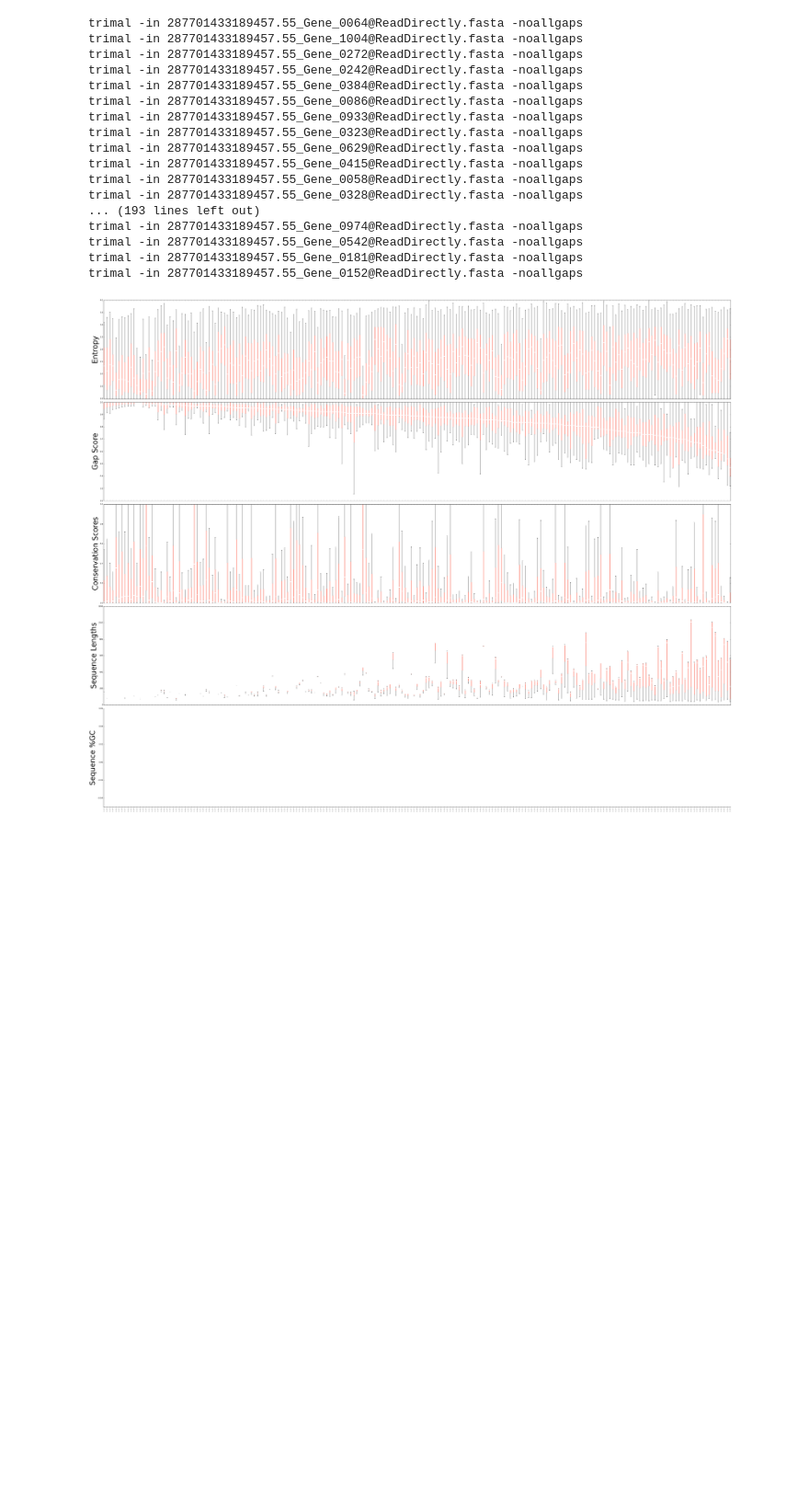
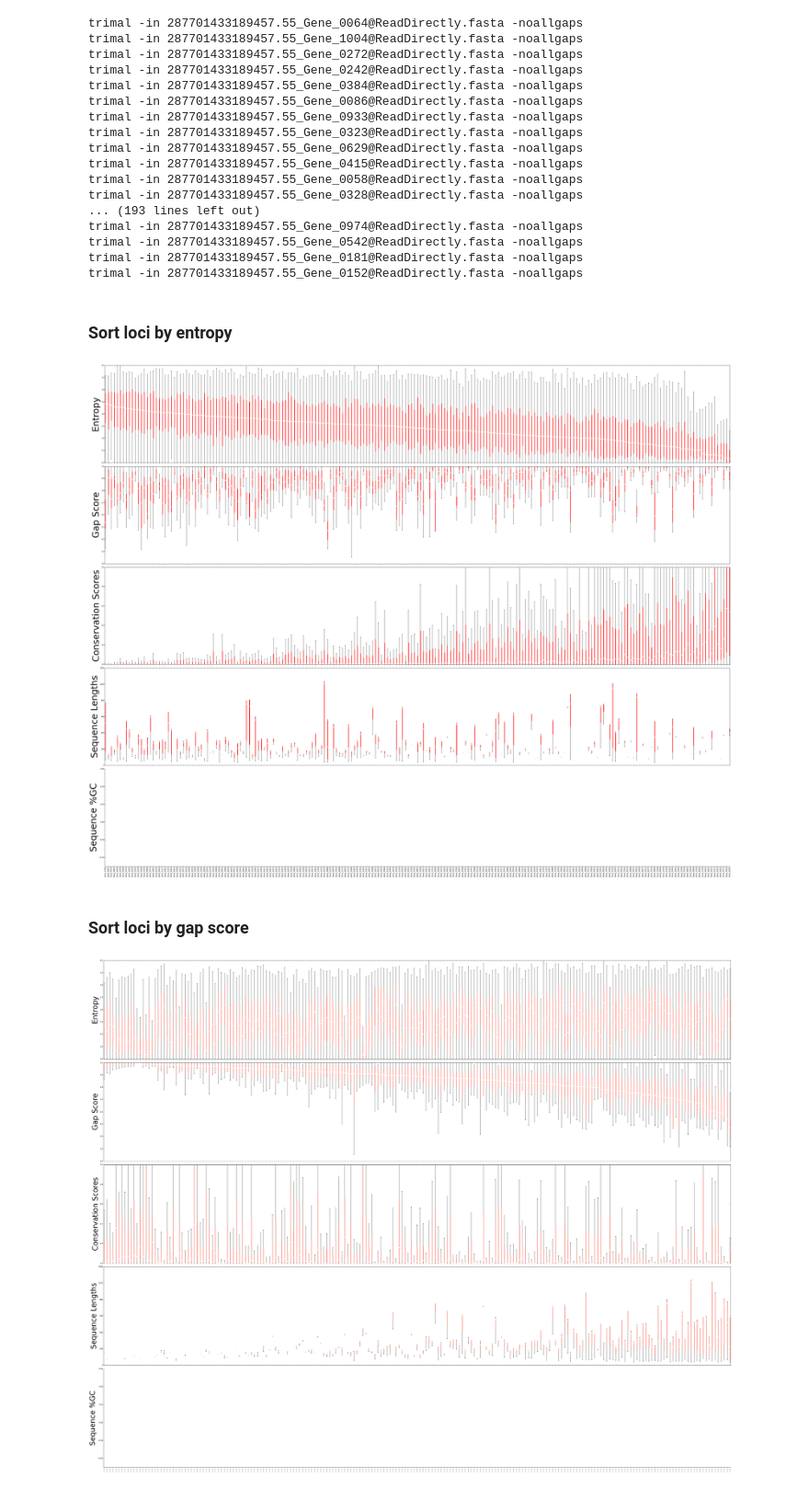
Before and after one commit to szitenberg/Whelan2015, a Jupyter notebook: Whelan2015_Dataset12.ipynb, the cells around one changed output. Shown at 92% size. Saved outputs shown, nothing was run; the diff lists cells and outputs as text; code cells hidden in the pictures; blank space fills up the shorter version.

```diff
--- a/Whelan2015_Dataset12.ipynb
+++ b/Whelan2015_Dataset12.ipynb
@@ -100,13 +100,20 @@ trimal -in 287701433189457.55_Gene_0181@ReadDirectly.fasta -noallgaps
 trimal -in 287701433189457.55_Gene_0152@ReadDirectly.fasta -noallgaps
 # %%
 pj.trim([trimal])
+# %% [markdown]
+### Sort loci by entropy
 # %%
-from reprophylo import *
-pj = unpickle_pj('Whelan2015_Dataset12_UncertainPruned')
+#from reprophylo import *
+#pj = unpickle_pj('Whelan2015_Dataset12_UncertainPruned')
 loci_entropy = LociStats(pj)
 loci_entropy.sort()
 %matplotlib inline
-loci_entropy.plot('figures/sort_by_entropy.png', figsize=[50,40], boxcolor='red', )
+loci_entropy.plot('figures/sort_by_entropy.png', figsize=[50,40], boxcolor='red',
+                  lable_fsize=50, xtick_fsize=10)
+# %% [output]
+[figure, added]
+# %% [markdown]
+### Sort loci by gap score
 # %%
 loci_gap = LociStats(pj)
 loci_gap.sort(parameter='gapscore')
```
Also changed, not shown: parts of 6 cells of this notebook.
